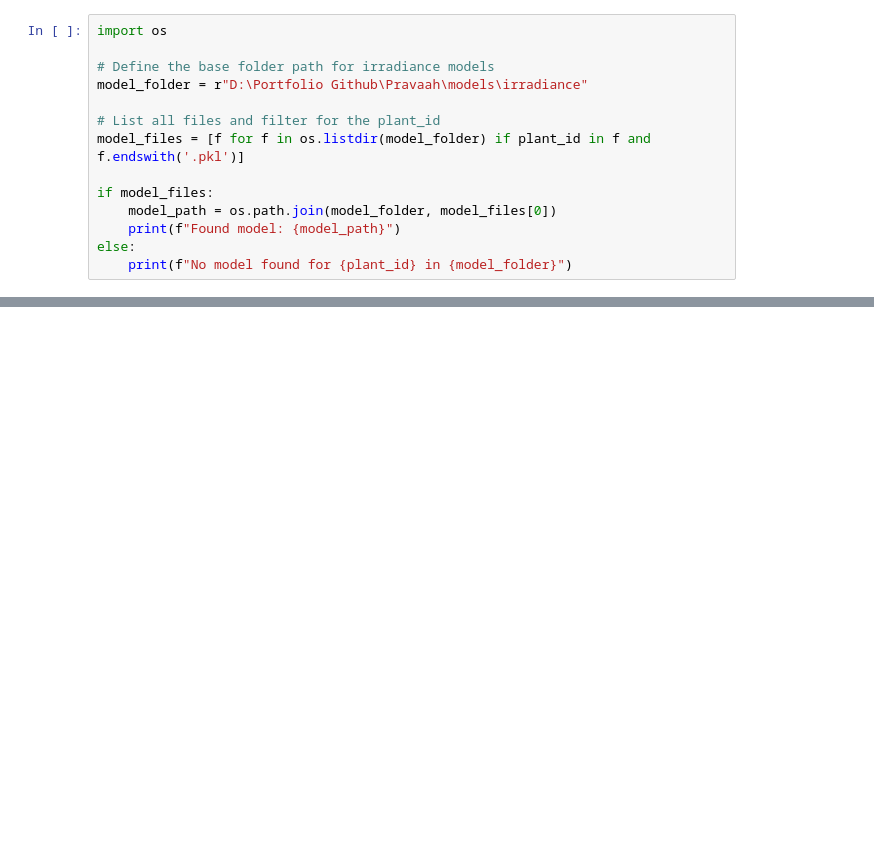
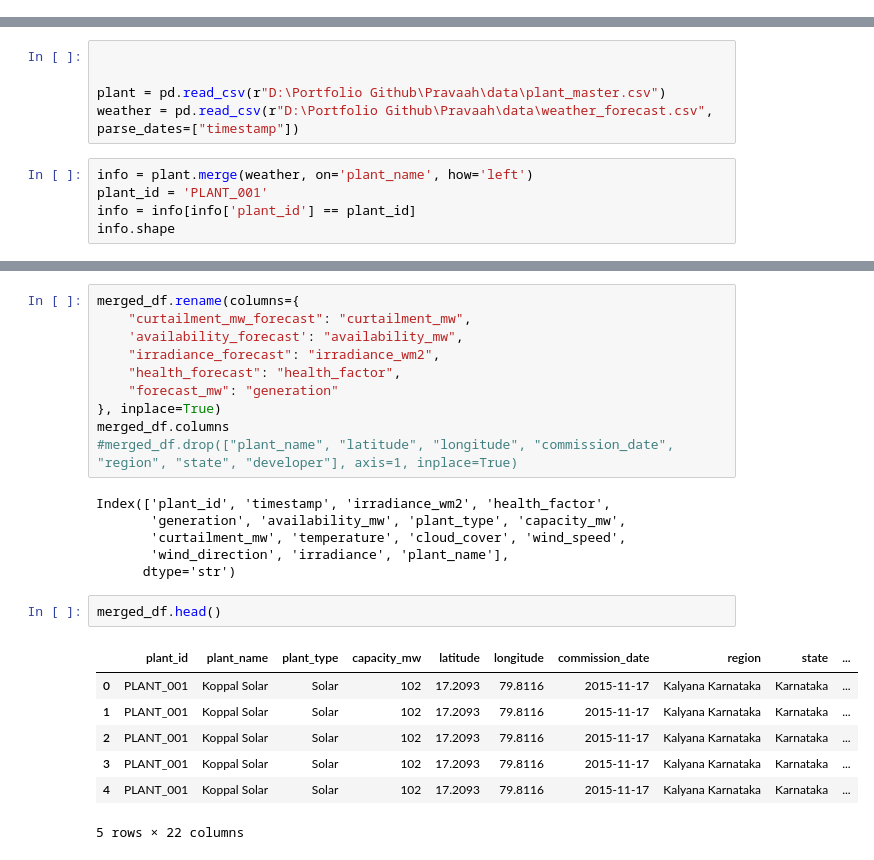
Before and after one commit to Shuchismita2000/Pravaah, a Jupyter notebook: inference_pipeline.ipynb, the cells around one changed output, grey strips where cells are left out. Cells and saved outputs as stored; diff of their text form; blank space fills up the shorter version.

```diff
--- a/inference_pipeline.ipynb
+++ b/inference_pipeline.ipynb
@@ -49,14 +0,0 @@ info.drop(columns=['latitude', 'longitude'], inplace=True)
-# %%
-import os
-
-# Define the base folder path for irradiance models
-model_folder = r"D:\Portfolio Github\Pravaah\models\irradiance"
-
-# List all files and filter for the plant_id
-model_files = [f for f in os.listdir(model_folder) if plant_id in f and f.endswith('.pkl')]
-
-if model_files:
-    model_path = os.path.join(model_folder, model_files[0])
-    print(f"Found model: {model_path}")
-else:
-    print(f"No model found for {plant_id} in {model_folder}")
@@ -124,0 +22,10 @@ dict_keys(['model', 'plant_id', 'plant_meta', 'horizon', 'model_name'])
+# %%
+
+
+plant = pd.read_csv(r"D:\Portfolio Github\Pravaah\data\plant_master.csv")
+weather = pd.read_csv(r"D:\Portfolio Github\Pravaah\data\weather_forecast.csv", parse_dates=["timestamp"])
+# %%
+info = plant.merge(weather, on='plant_name', how='left')
+plant_id = 'PLANT_001'
+info = info[info['plant_id'] == plant_id]
+info.shape
@@ -124,0 +110,26 @@ dict_keys(['model', 'plant_id', 'plant_meta', 'horizon', 'model_name'])
+# %%
+merged_df.rename(columns={
+    "curtailment_mw_forecast": "curtailment_mw",
+    'availability_forecast': "availability_mw",
+    "irradiance_forecast": "irradiance_wm2",
+    "health_forecast": "health_factor",
+    "forecast_mw": "generation"
+}, inplace=True)
+merged_df.columns
+#merged_df.drop(["plant_name", "latitude", "longitude", "commission_date", "region", "state", "developer"], axis=1, inplace=True)
+# %% [output]
+Index(['plant_id', 'timestamp', 'irradiance_wm2', 'health_factor',
+       'generation', 'availability_mw', 'plant_type', 'capacity_mw',
+       'curtailment_mw', 'temperature', 'cloud_cover', 'wind_speed',
+       'wind_direction', 'irradiance', 'plant_name'],
+      dtype='str')
+# %%
+merged_df.head()
+# %% [output]
+|  | plant_id | plant_name | plant_type | capacity_mw | latitude | longitude | commission_date | region | state | ... |
+| 0 | PLANT_001 | Koppal Solar | Solar | 102 | 17.2093 | 79.8116 | 2015-11-17 | Kalyana Karnataka | Karnataka | ... |
+| 1 | PLANT_001 | Koppal Solar | Solar | 102 | 17.2093 | 79.8116 | 2015-11-17 | Kalyana Karnataka | Karnataka | ... |
+| 2 | PLANT_001 | Koppal Solar | Solar | 102 | 17.2093 | 79.8116 | 2015-11-17 | Kalyana Karnataka | Karnataka | ... |
+| 3 | PLANT_001 | Koppal Solar | Solar | 102 | 17.2093 | 79.8116 | 2015-11-17 | Kalyana Karnataka | Karnataka | ... |
+| 4 | PLANT_001 | Koppal Solar | Solar | 102 | 17.2093 | 79.8116 | 2015-11-17 | Kalyana Karnataka | Karnataka | ... |
+5 rows × 22 columns
```
Also changed, not shown: parts of 30 cells of this notebook, 1 other file.
